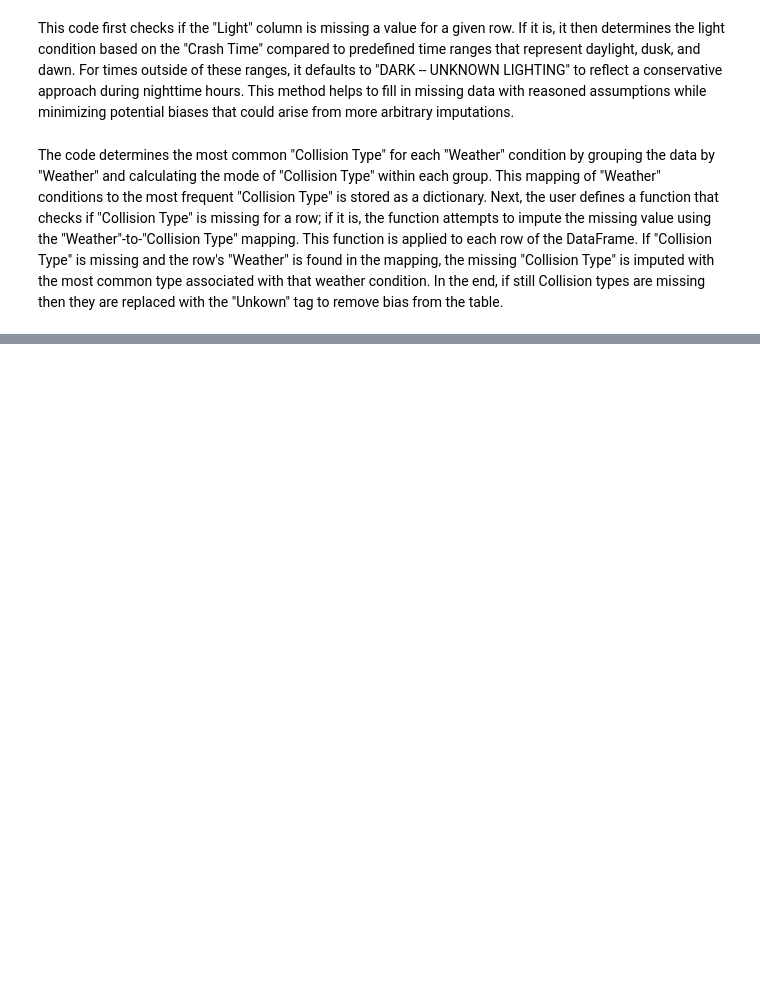
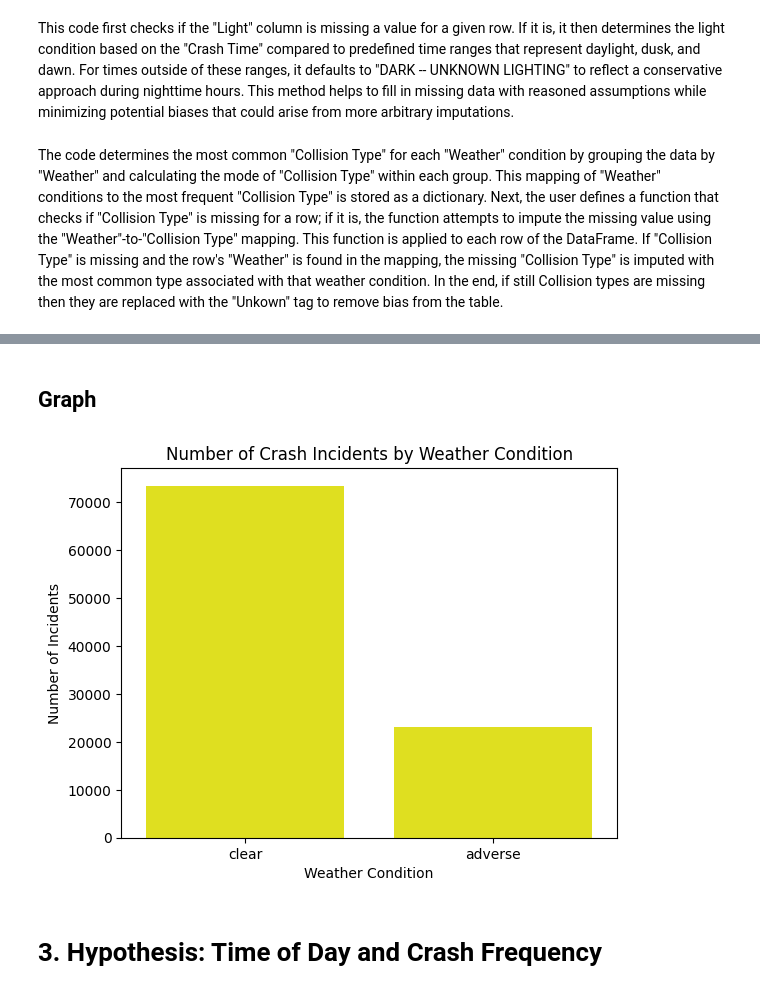
Before and after one commit to tanayshah11/car-crash-analytics, a Jupyter notebook: Final_Project_Checkpoint_2_Kalra_Kheria_Shah.ipynb, the cells around one changed output, grey strips where cells are left out. Saved outputs shown, nothing was run; the diff lists cells and outputs as text; code cells hidden in the pictures; blank space fills up the shorter version.

```diff
--- a/Final_Project_Checkpoint_2_Kalra_Kheria_Shah.ipynb
+++ b/Final_Project_Checkpoint_2_Kalra_Kheria_Shah.ipynb
@@ -612,0 +373,13 @@ P-value: 0.4984939641401311
+# %% [markdown]
+## **Graph**
+# %%
+incident_counts = df_test2['Weather_Condition'].value_counts()
+sns.barplot(x=incident_counts.index, y=incident_counts.values, color = 'yellow')
+plt.title('Number of Crash Incidents by Weather Condition')
+plt.ylabel('Number of Incidents')
+plt.xlabel('Weather Condition')
+plt.show()
+# %% [output]
+[figure, added]
+# %% [markdown]
+# **3.   Hypothesis: Time of Day and Crash Frequency**
```
Also changed, not shown: parts of 74 cells of this notebook, 2 other files.
